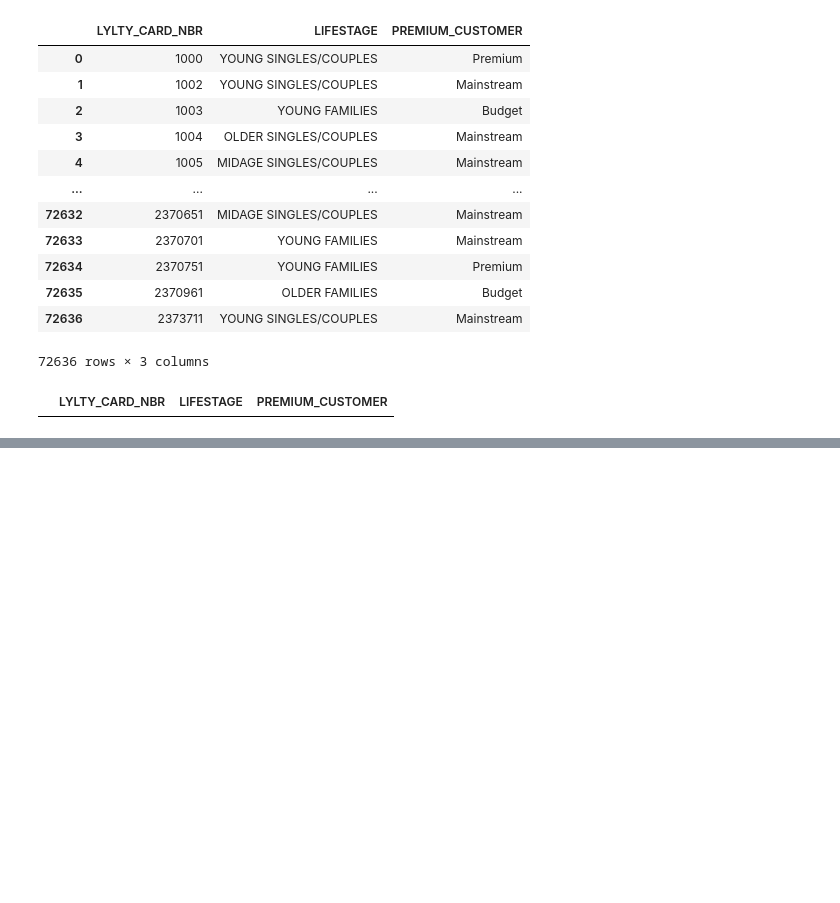
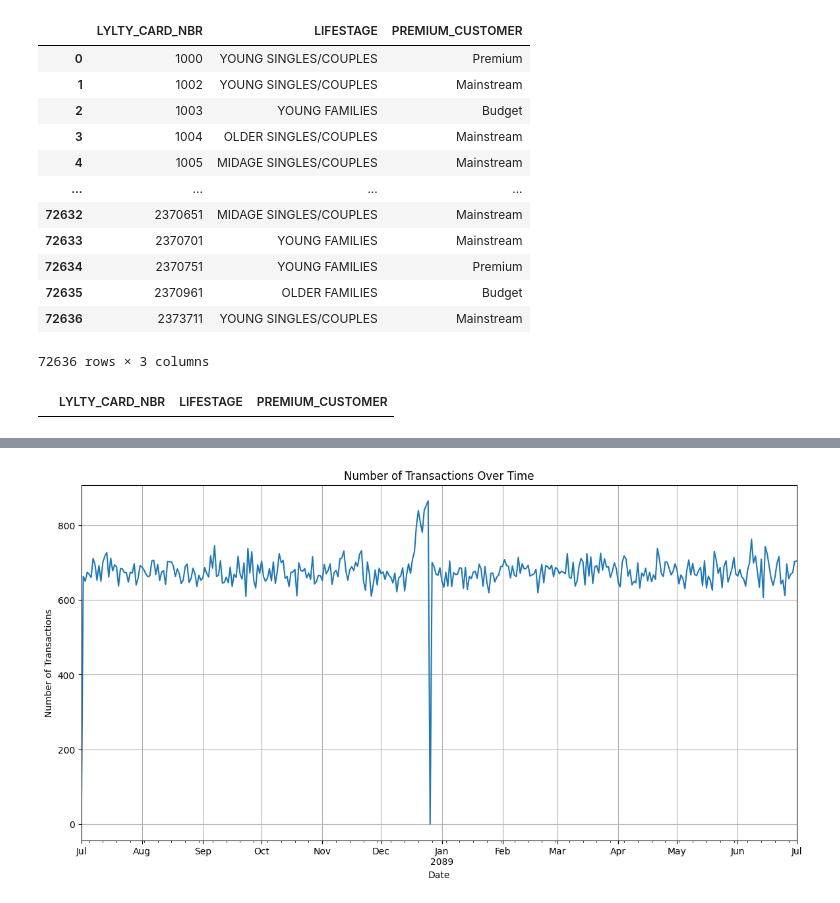
Before and after one commit to Harijeyan/Forage, a Jupyter notebook: quantium.ipynb, the cells around one changed output, grey strips where cells are left out. Saved outputs shown, nothing was run; the diff lists cells and outputs as text; code cells hidden in the pictures; blank space fills up the shorter version.

```diff
--- a/quantium.ipynb
+++ b/quantium.ipynb
@@ -280,3 +364,8 @@ customer_226000 = customer_data[customer_data['LYLTY_CARD_NBR'] == 226000]
 customer_226000.head()
 # %% [output]
 |  | LYLTY_CARD_NBR | LIFESTAGE | PREMIUM_CUSTOMER |
+# %%
+#Remove outlier customer transcation
+
+transactionData_filtered = transaction_data_chips[transaction_data_chips['LYLTY_CARD_NBR'] != 226000]
+transactionData_filtered
@@ -282,0 +386,3 @@ customer_226000.head()
+# %%
+transactionData_filtered = transactionData_filtered.sort_values(by='DATE', ascending=True)
+transactionData_filtered
@@ -282,0 +434,25 @@ customer_226000.head()
+# %%
+# There's only 364 rows, meaning only 364 dates which indicates a missing date.
+# Let's create a sequence of dates from 1 Jul 2018 to 30 Jun 2019 and use this to create a
+# chart of number of transactions over time to find the missing date.
+
+import matplotlib.pyplot as plt
+
+# Create a date range from 1 Jul 2018 to 30 Jun 2019
+date_range = pd.date_range(start='2088-07-01', end='2089-07-01')
+
+# Count the number of transactions for each date in the DataFrame
+transactions_by_date = transactionData_filtered['DATE'].value_counts().sort_index()
+
+# Reindex the transactions_by_date with the full date range to include missing dates
+transactions_by_date = transactions_by_date.reindex(date_range, fill_value=0)
+
+# Plot the number of transactions over time
+plt.figure(figsize=(14, 7))
+transactions_by_date.plot(title='Number of Transactions Over Time')
+plt.xlabel('Date')
+plt.ylabel('Number of Transactions')
+plt.grid(True)
+plt.show()
+# %% [output]
+[figure, added]
```
Also changed, not shown: parts of 33 cells of this notebook.
